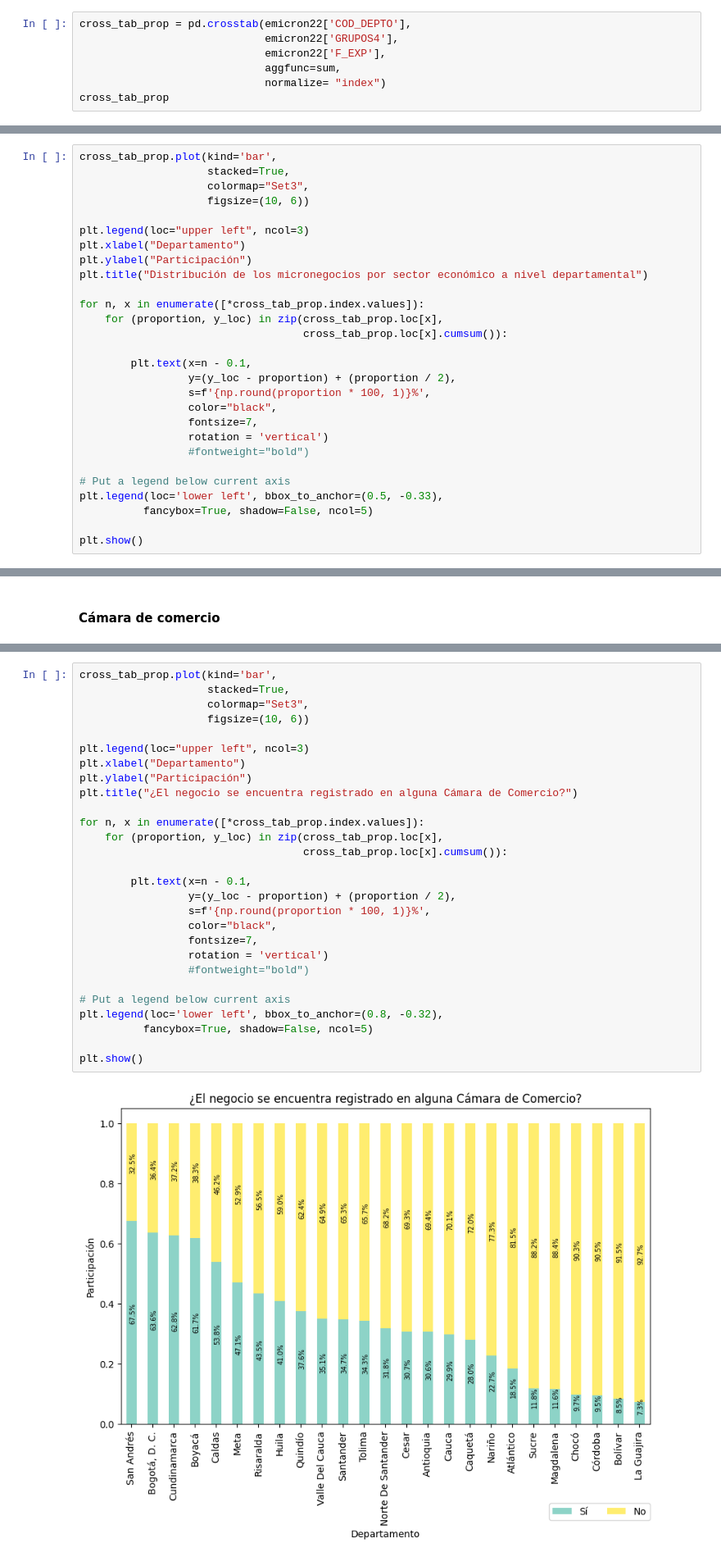
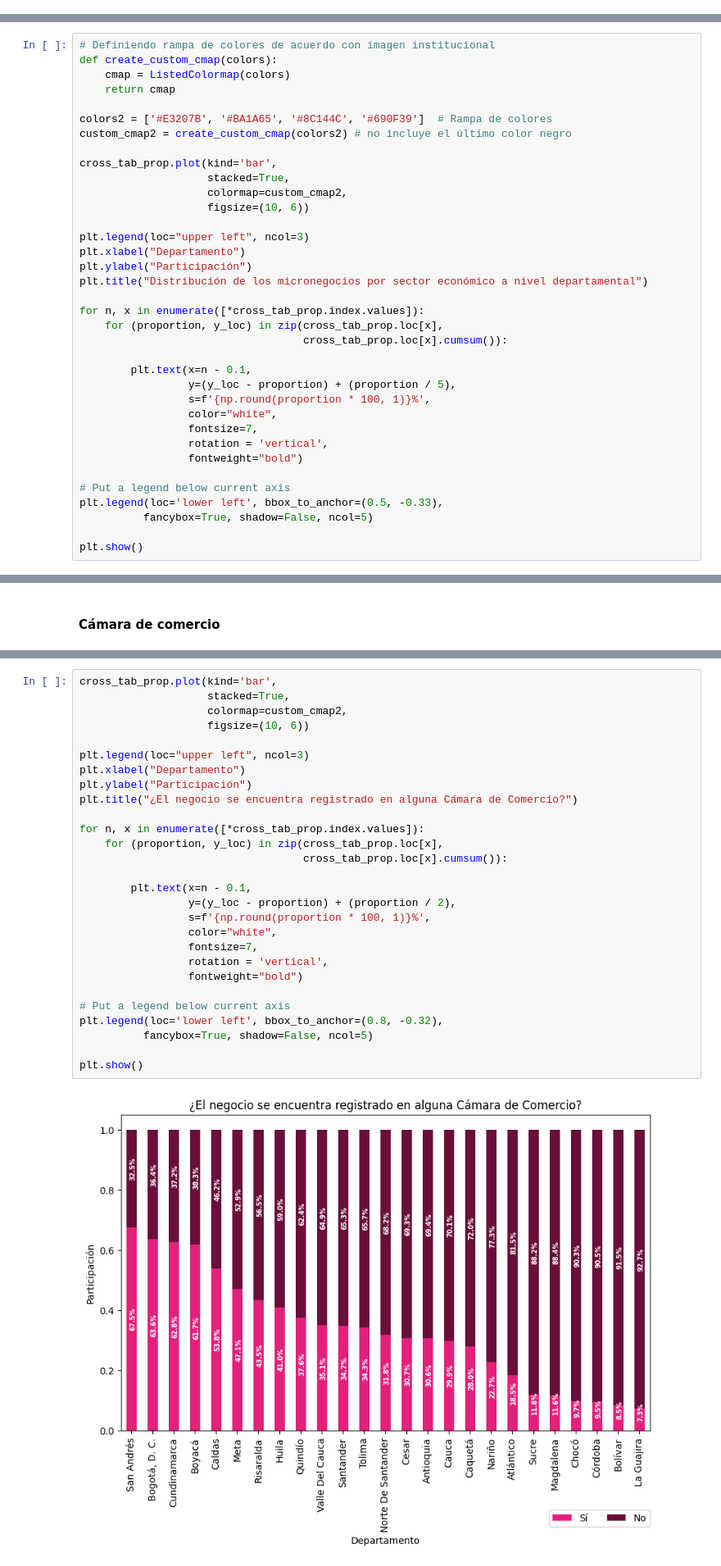
Before and after one commit to caravilaga/Repositorio_DANE, a Jupyter notebook: Descripcion emicron/Descripción emicron 22.ipynb, the cells around one changed output, grey strips where cells are left out. Shown: that part at 82% size. Cells and saved outputs as stored; diff of their text form.

```diff
--- a/Descripcion emicron/Descripción emicron 22.ipynb
+++ b/Descripcion emicron/Descripción emicron 22.ipynb
@@ -99,10 +115,3 @@ cross_tab_prop = cross_tab_prop.sort_values(by = 3, ascending=False)
 
 cross_tab_prop.rename(columns=dic_sector,inplace=True)
 cross_tab_prop.rename(index=dic_depto,inplace=True)
-# %%
-cross_tab_prop = pd.crosstab(emicron22['COD_DEPTO'],
-                             emicron22['GRUPOS4'],
-                             emicron22['F_EXP'],
-                             aggfunc=sum,
-                             normalize= "index")
-cross_tab_prop
@@ -128,7 +118,15 @@ cross_tab_prop
 # %%
+# Definiendo rampa de colores de acuerdo con imagen institucional
+def create_custom_cmap(colors):
+    cmap = ListedColormap(colors)
+    return cmap
+
+colors2 = ['#E3207B', '#BA1A65', '#8C144C', '#690F39']  # Rampa de colores
+custom_cmap2 = create_custom_cmap(colors2) # no incluye el último color negro
+
 cross_tab_prop.plot(kind='bar',
                     stacked=True,
-                    colormap="Set3",
+                    colormap=custom_cmap2,
                     figsize=(10, 6))
 
 plt.legend(loc="upper left", ncol=3)
@@ -141,12 +139,12 @@ for n, x in enumerate([*cross_tab_prop.index.values]):
                                    cross_tab_prop.loc[x].cumsum()):
 
         plt.text(x=n - 0.1,
-                 y=(y_loc - proportion) + (proportion / 2),
+                 y=(y_loc - proportion) + (proportion / 5),
                  s=f'{np.round(proportion * 100, 1)}%',
-                 color="black",
+                 color="white",
                  fontsize=7,
-                 rotation = 'vertical')
-                 #fontweight="bold")
+                 rotation = 'vertical',
+                 fontweight="bold")
 
 # Put a legend below current axis
 plt.legend(loc='lower left', bbox_to_anchor=(0.5, -0.33),
@@ -199,33 +197,33 @@ cross_tab_prop.rename(index=dic_depto,inplace=True)
 # %%
 cross_tab_prop.plot(kind='bar',
                     stacked=True,
-                    colormap="Set3",
+                    colormap=custom_cmap2,
                     figsize=(10, 6))
 
 plt.legend(loc="upper left", ncol=3)
 plt.xlabel("Departamento")
 plt.ylabel("Participación")
 plt.title("¿El negocio se encuentra registrado en alguna Cámara de Comercio?")
 
 for n, x in enumerate([*cross_tab_prop.index.values]):
     for (proportion, y_loc) in zip(cross_tab_prop.loc[x],
                                    cross_tab_prop.loc[x].cumsum()):
 
         plt.text(x=n - 0.1,
                  y=(y_loc - proportion) + (proportion / 2),
                  s=f'{np.round(proportion * 100, 1)}%',
-                 color="black",
+                 color="white",
                  fontsize=7,
-                 rotation = 'vertical')
-                 #fontweight="bold")
+                 rotation = 'vertical',
+                 fontweight="bold")
 
 # Put a legend below current axis
 plt.legend(loc='lower left', bbox_to_anchor=(0.8, -0.32),
           fancybox=True, shadow=False, ncol=5)
 
 plt.show()
 # %% [output]
-[figure, old version]
+[figure, new version]
 # %% [markdown]
 #### RUT
 # %%
```
Also changed, not shown: parts of 14 cells of this notebook, 2 other files.
